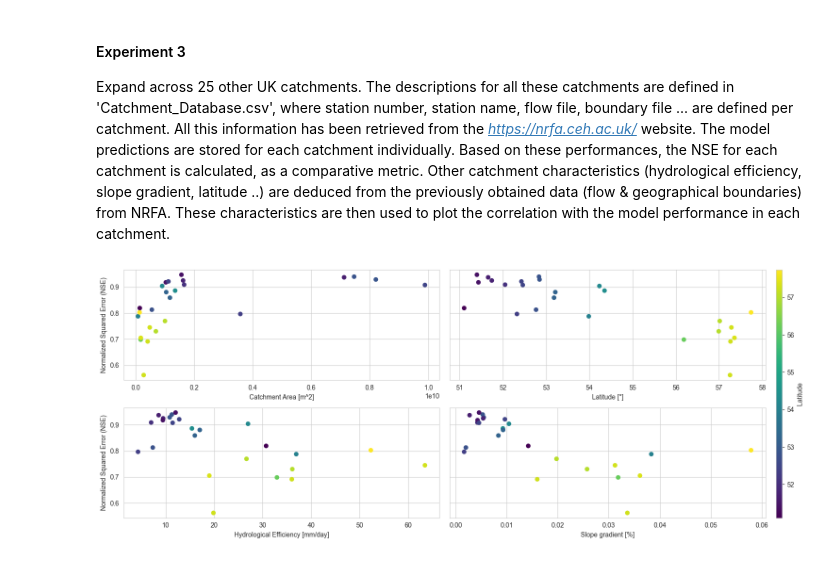
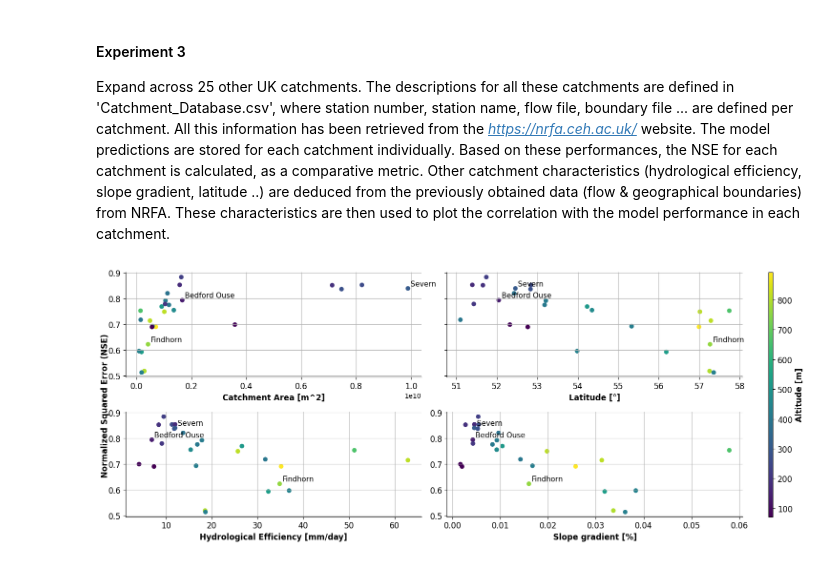
Before and after one commit to AlineGenvision/Lowlands-vs_highlands-streamflow, a Jupyter notebook: notebooks/ANN_replication.ipynb, the cells around one changed output. Cells and saved outputs as stored; diff of their text form; code cells hidden in the pictures.

```diff
--- a/notebooks/ANN_replication.ipynb
+++ b/notebooks/ANN_replication.ipynb
@@ -182,19 +182,22 @@ for i, station in enumerate(stations):
 
     ax[i].set_xlim([dt.date(year, 1, 1), dt.date(year, 12, 31)])
     ax[i].set_ylim(0, maxflow)
+    ax[i].tick_params(axis='both', which='major', labelsize=12)
     ax[i].grid(c='black', ls='dotted', lw=0.5)
     ax[i].margins(x=0, y=0)
 
     if i == len(stations) - 1:
-        ax[i].legend(loc='upper left', edgecolor='black', framealpha=1)
+        ax[i].legend(loc='upper left', edgecolor='black', framealpha=1, fontsize=12)
 
-    ax[i].set_title(titles[i], size=14)
+    ax[i].set_title(titles[i], size=12)
     ax[i].xaxis.set_major_locator(mdt.MonthLocator())
     ax[i].xaxis.set_major_formatter(mdt.DateFormatter('%b'))
     ax[i].yaxis.set_major_locator(mtk.MaxNLocator(5))
+    ax[i].spines['top'].set_visible(False)
+    ax[i].spines['right'].set_visible(False)
 
 # Labeling the y-axis
-fig.supylabel('Flow (m' + r'$^3$' + 's' + r'$^{-1}$' + ')', weight='bold', size=14)
+fig.supylabel('Flow (m' + r'$^3$' + 's' + r'$^{-1}$' + ')', weight='bold', size=12)
 
 # Spacing
 plt.tight_layout()
@@ -256,42 +265,56 @@ input_type = '9to9_linear'
 
 overview_gdf = cc.get_characteristics_all_stations('../' + paths.CATCHMENT_BASINS,
                                                    input_type=input_type,
                                                    years_eval=years_eval)
 
 params_to_plot = ['Area', 'Latitude', 'HE_mean', 'Slope gradient']
 labels_to_plot = ['Catchment Area [m^2]', 'Latitude [°]', 'Hydrological Efficiency [mm/day]', 'Slope gradient [%]']
+colormap_param = '90 percentile'
+
+catchment_dict ={'7001':'Findhorn',
+                 '33039':'Bedford Ouse',
+                 '54057':'Severn'}
 
 fig = plt.figure(figsize=(16, 6))
-gs = gridspec.GridSpec(2, 3, width_ratios=[1, 1, 0.02])
+gs = gridspec.GridSpec(2, 3, width_ratios=[1, 1, 0.015])
 axes = [fig.add_subplot(gs[i // 2, i % 2]) for i in range(4)]
 
 cmap = plt.get_cmap('viridis')
-norm = plt.Normalize(overview_gdf['Latitude'].min(), overview_gdf['Latitude'].max())
+norm = plt.Normalize(overview_gdf[colormap_param].min(), overview_gdf[colormap_param].max())
 
 # Plot each parameter in its respective subplot
 for i, param in enumerate(params_to_plot):
     if i < 4:
-        sc = axes[i].scatter(overview_gdf[param], overview_gdf['NSE'], c=overview_gdf['Latitude'], cmap=cmap, norm=norm, marker='o')
-        axes[i].set_xlabel(labels_to_plot[i])
-        if i == 0 or i == 2:
-            axes[i].set_ylabel('Normalized Squared Error (NSE)')
-        else:
+        sc = axes[i].scatter(overview_gdf[param], overview_gdf['NSE'], c=overview_gdf[colormap_param], cmap=cmap, norm=norm, marker='o', s=35)
+        axes[i].set_xlabel(labels_to_plot[i], weight='bold', size=12)
+        if i == 1 or i == 23:
             axes[i].set_yticklabels([])
 
-        # Add station names next to each dot
-        #for j, row in overview_gdf.iterrows():
-            #axes[i].text(row[param], row['NSE'], row['Station'], fontsize=8, ha='left')
+        axes[i].spines['top'].set_visible(False)
+        axes[i].spines['right'].set_visible(False)
+        axes[i].tick_params(axis='both', labelsize=12)
+
+        # Add station names next to the focus catchments
+        for j, row in overview_gdf.iterrows():
+            if row['Station'] in ['7001','33039','54057']:
+                x_offset = (overview_gdf[param].max()-overview_gdf[param].min())/100
+                y_offset = 0.01
+                axes[i].text(row[param] + x_offset, row['NSE'] + y_offset, catchment_dict.get(row['Station']), fontsize=11, ha='left')
 
         axes[i].grid(True)
 
 # Add colorbar to indicate latitude
 cax = fig.add_subplot(gs[:, 2])
 sm = plt.cm.ScalarMappable(cmap=cmap, norm=norm)
 sm.set_array([])
-fig.colorbar(sm, cax=cax, orientation='vertical', label='Latitude')
+cbar = fig.colorbar(sm, cax=cax, orientation='vertical', label='Altitude [m]')
+cbar.ax.yaxis.label.set_weight('bold')
+cbar.ax.tick_params(labelsize=12)
+cbar.ax.yaxis.label.set_size(12)
+fig.supylabel('Normalized Squared Error (NSE)', weight='bold', size=12)
 
 plt.tight_layout(rect=[0, 0, 0.95, 1])
 plt.savefig(f"{paths.IMAGES}/cross_catchments_comparison_{input_type}.png", dpi=300, bbox_inches='tight')
 plt.show()
 # %% [output]
-[figure, old version]
+[figure, new version]
```
Also changed, not shown: parts of 3 cells of this notebook, 24 other files.
